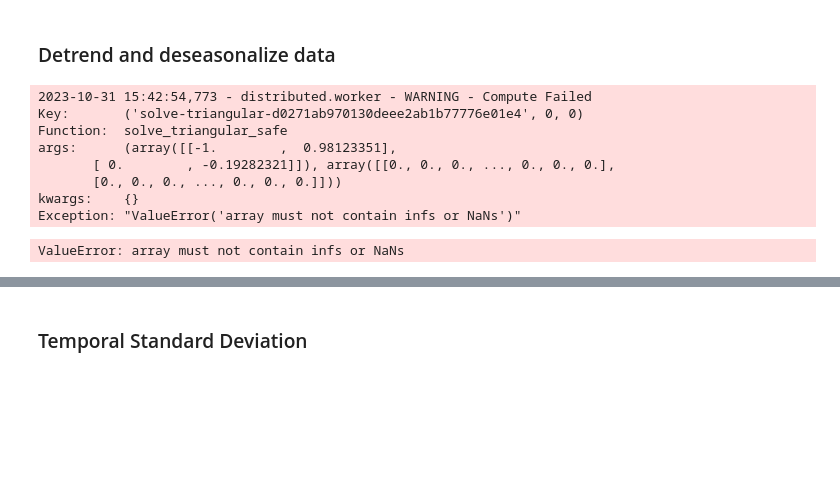
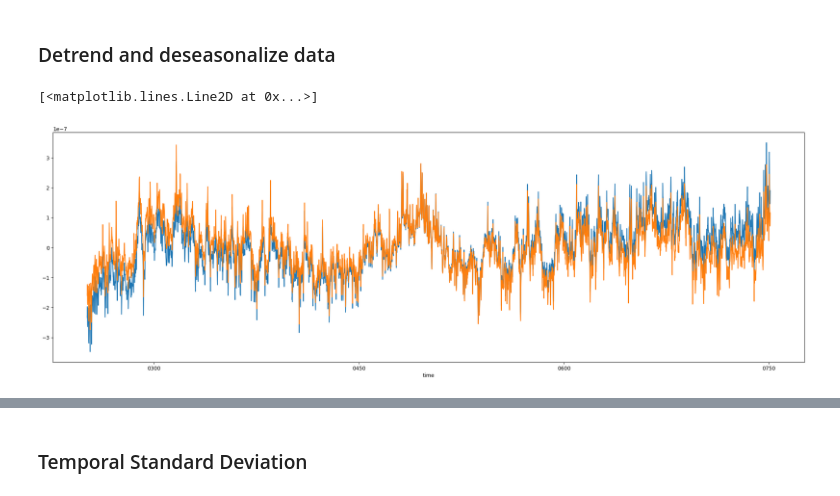
Before and after one commit to mshiv/aislens_emulation, a Jupyter notebook: notebooks/21a-sm-ocean-model-output-statistics.ipynb, the cells around one changed output, grey strips where cells are left out. Cells and saved outputs as stored; diff of their text form; code cells hidden in the pictures; blank space fills up the shorter version.

```diff
--- a/notebooks/21a-sm-ocean-model-output-statistics.ipynb
+++ b/notebooks/21a-sm-ocean-model-output-statistics.ipynb
@@ -61,13 +61,15 @@ FILE_SORRMv21 = 'Regridded_SORRMv2.1.ISMF.FULL.nc'
 # Ice shelf basin/catchment definitions
 FILE_iceShelvesShape = 'iceShelves.geojson'
 # %%
-SORRMv21 = xr.open_dataset(inDirName+DIR_SORRMv21+FILE_SORRMv21, chunks={"Time":36})
+SORRMv21 = xr.open_dataset(main_dir / DIR_SORRMv21 / FILE_SORRMv21, chunks={"Time":36})
 
-ICESHELVES_MASK = gpd.read_file(inDirName+DIR_external+FILE_iceShelvesShape)
+ICESHELVES_MASK = gpd.read_file(main_dir / dir_ext_data / FILE_iceShelvesShape)
 icems = ICESHELVES_MASK.to_crs({'init': 'epsg:3031'});
 crs = ccrs.SouthPolarStereo();
 # %%
-flux = SORRMv21.timeMonthly_avg_landIceFreshwaterFlux
+t1=250
+t2=750
+flux = SORRMv21.timeMonthly_avg_landIceFreshwaterFlux[t1*12:t2*12]
 # ssh = SORRMv21.timeMonthly_avg_ssh
 # %% [markdown]
 ### Detrend and deseasonalize data
@@ -123,17 +125,7 @@ def detrend_dim(da, dim, deg=1):
 # %%
 flux_detrend = detrend_dim(flux,"Time")
 # %%
-flux_detrend_computed = flux_detrend.compute()
+# flux_detrend_computed = flux_detrend.compute()
-# %% [output]
-2023-10-31 15:42:54,773 - distributed.worker - WARNING - Compute Failed
-Key:       ('solve-triangular-d0271ab970130deee2ab1b77776e01e4', 0, 0)
-Function:  solve_triangular_safe
-args:      (array([[-1.        ,  0.98123351],
-       [ 0.        , -0.19282321]]), array([[0., 0., 0., ..., 0., 0., 0.],
-       [0., 0., 0., ..., 0., 0., 0.]]))
-kwargs:    {}
-Exception: "ValueError('array must not contain infs or NaNs')"
-ValueError: array must not contain infs or NaNs
 # %%
 """
 import scipy.signal as sps
@@ -243,3 +235,15 @@ def deseasonalize(data):
     data_clm = data_month.mean("Time") # Climatologies
     data_anm = data_month - data_clm # Deseasonalized anomalies
     return data_anm
+# %%
+flux_deseasoned = deseasonalize(flux).compute()
+# %%
+flux_deseasoned_mean = flux_deseasoned.mean(['x','y']).compute()
+# %%
+plt.figure(figsize=(26,8))
+#flux_deseasoned_mean[12*200:].plot()
+flux_deseasoned_mean.plot()
+flux_detrended_deseasonalized.plot()
+# %% [output]
+[<matplotlib.lines.Line2D at 0x...>]
+[figure, added]
```
Also changed, not shown: parts of 5 cells of this notebook.
